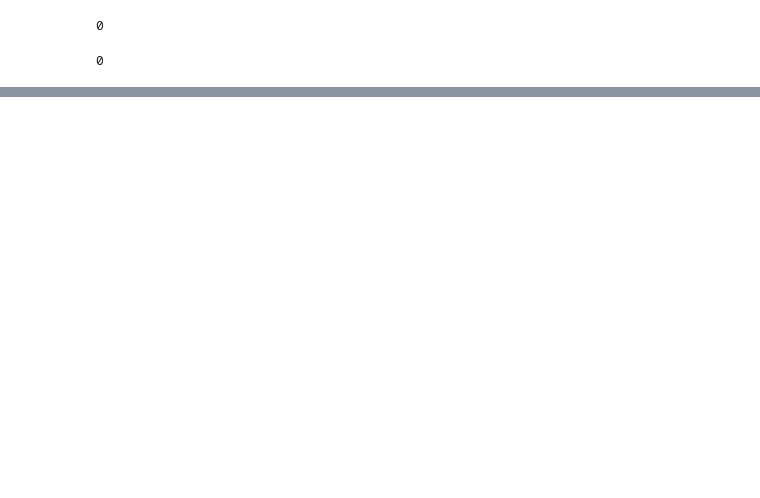
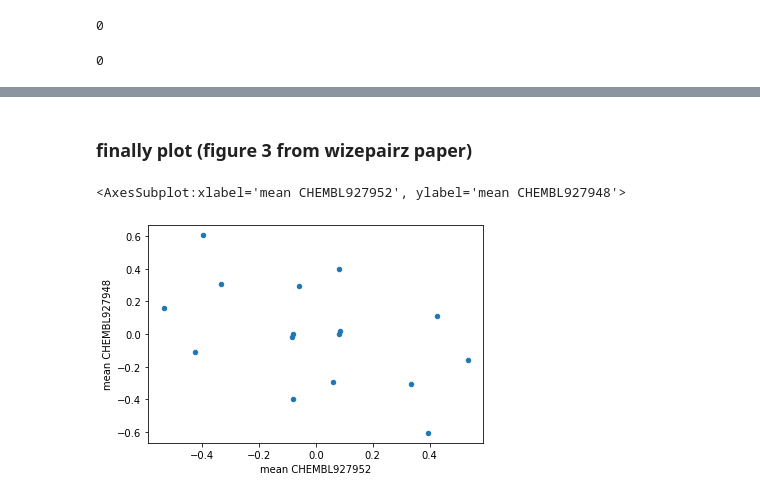
Before and after one commit to warner121/wizepair2, a Jupyter notebook: notebooks/hdac1_inhibitors.ipynb, the cells around one changed output, grey strips where cells are left out. Saved outputs shown, nothing was run; the diff lists cells and outputs as text; code cells hidden in the pictures; blank space fills up the shorter version.

```diff
--- a/notebooks/hdac1_inhibitors.ipynb
+++ b/notebooks/hdac1_inhibitors.ipynb
@@ -164,0 +168,5 @@ df_hdac1_products.ProductList.apply(lambda x: len(x) > 1).sum()
+# %%
+df_exact = df[['Stripped', 'Assay ChEMBL ID', 'Standard Type', 'Standard Relation', 'Standard Value', 'Standard Units', 'pChEMBL Value']].copy()
+df_exact['pChEMBL Value'] = df_exact.apply(lambda x: x['Standard Value'] if x['Standard Type'] == 'LogD' else x['pChEMBL Value'], axis=1)
+df_exact = df_exact[(df_exact['Standard Relation']=="'='") & (pd.notna(df_exact['pChEMBL Value']))]
+df_exact.sample(3).transpose()
@@ -164,0 +184,5 @@ df_hdac1_products.ProductList.apply(lambda x: len(x) > 1).sum()
+# %%
+df_merge = df_pairs.merge(df_exact, left_on='Stripped_x', right_on='Stripped')
+df_merge = df_merge.merge(df_exact, left_on=['Stripped_y', 'Assay ChEMBL ID'], right_on=['Stripped', 'Assay ChEMBL ID'])
+df_merge['pChEMBL Value_delta'] = df_merge['pChEMBL Value_y'] - df_merge['pChEMBL Value_x']
+df_merge.sample(3).transpose()
@@ -164,0 +209,5 @@ df_hdac1_products.ProductList.apply(lambda x: len(x) > 1).sum()
+# %%
+df_agg = df_merge[df_merge.PercentMCS > 90]
+df_agg = pd.pivot_table(df_agg, values='pChEMBL Value_delta', index=['Fragment_x', 'Fragment_y'], columns='Assay ChEMBL ID', aggfunc=['count','mean'])
+df_agg.columns = [' '.join(col).strip() for col in df_agg.columns.values]
+df_agg
@@ -164,0 +233,2 @@ df_hdac1_products.ProductList.apply(lambda x: len(x) > 1).sum()
+# %% [markdown]
+### finally plot (figure 3 from wizepairz paper)
@@ -164,0 +237,5 @@ df_hdac1_products.ProductList.apply(lambda x: len(x) > 1).sum()
+# %%
+df_agg.plot.scatter('mean CHEMBL927952', 'mean CHEMBL927948')
+# %% [output]
+<AxesSubplot:xlabel='mean CHEMBL927952', ylabel='mean CHEMBL927948'>
+[figure, added]
```
Also changed, not shown: parts of 26 cells of this notebook, 3 other files.
